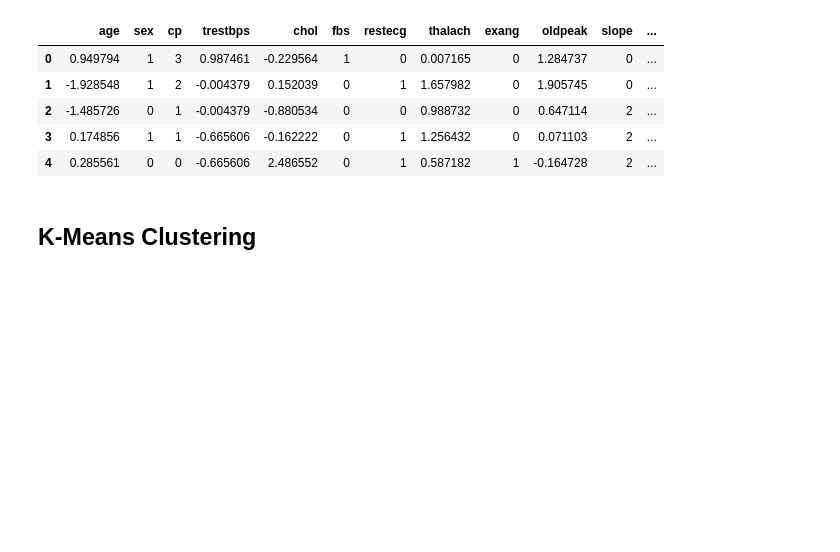
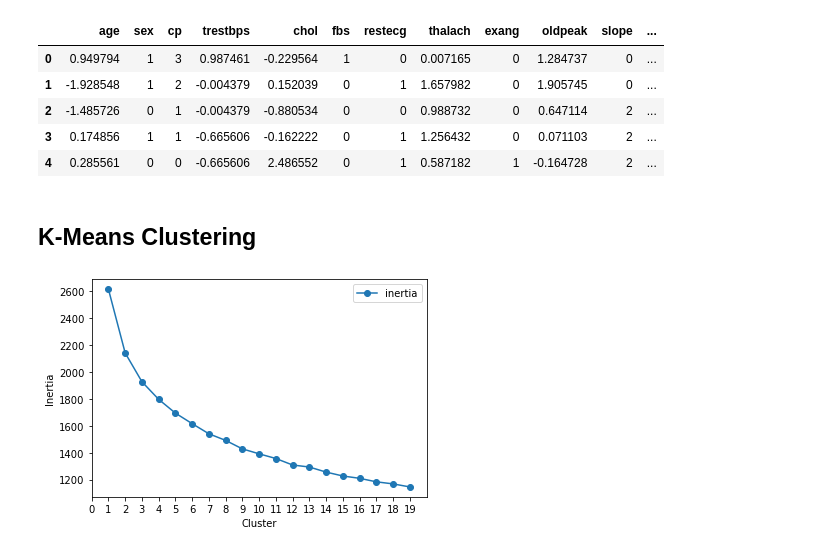
Before and after one commit to LucianPopaLVP/Project-4---Unsupervised-Machine-Learning, a Jupyter notebook: heart_disease_report_unsupervised_learning.ipynb, the cells around one changed output. Drawn from its saved outputs; the diff is of its cells as text; code cells hidden in the pictures; blank space fills up the shorter version.

```diff
--- a/heart_disease_report_unsupervised_learning.ipynb
+++ b/heart_disease_report_unsupervised_learning.ipynb
@@ -428,11 +428,13 @@ for clust in range(1,20):
 # %%
 # diagram below shows a plot of inertia versus clusters
 plot_data = (pd.concat(km_list, axis=1)
              .T
              [['clusters','inertia']]
              .set_index('clusters'))
 
 ax = plot_data.plot(marker='o',ls='-')
-ax.set_xticks(range(0,))
-ax.set_xlim(0,13)
+ax.set_xticks(range(0,20))
+ax.set_xlim(0,20)
 ax.set(xlabel='Cluster', ylabel='Inertia');
+# %% [output]
+[figure, added]
```
Also changed, not shown: parts of 8 cells of this notebook.
